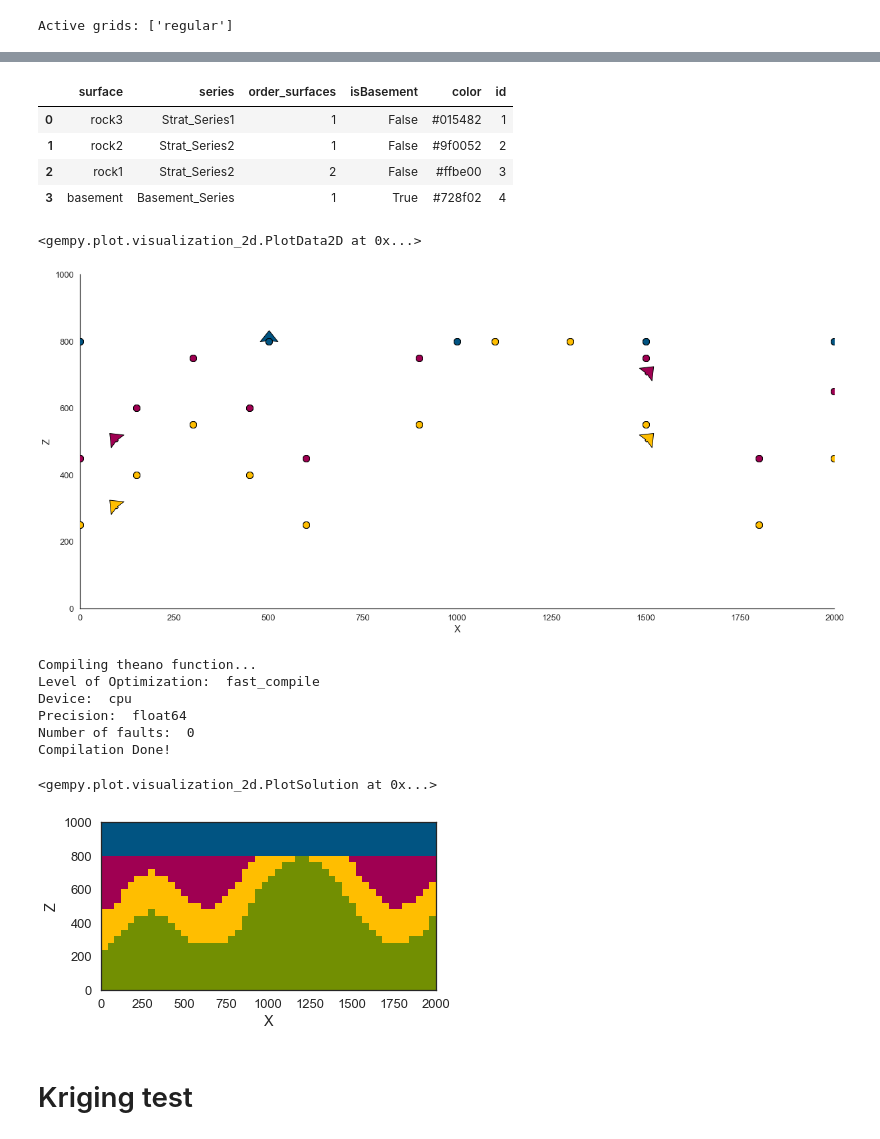
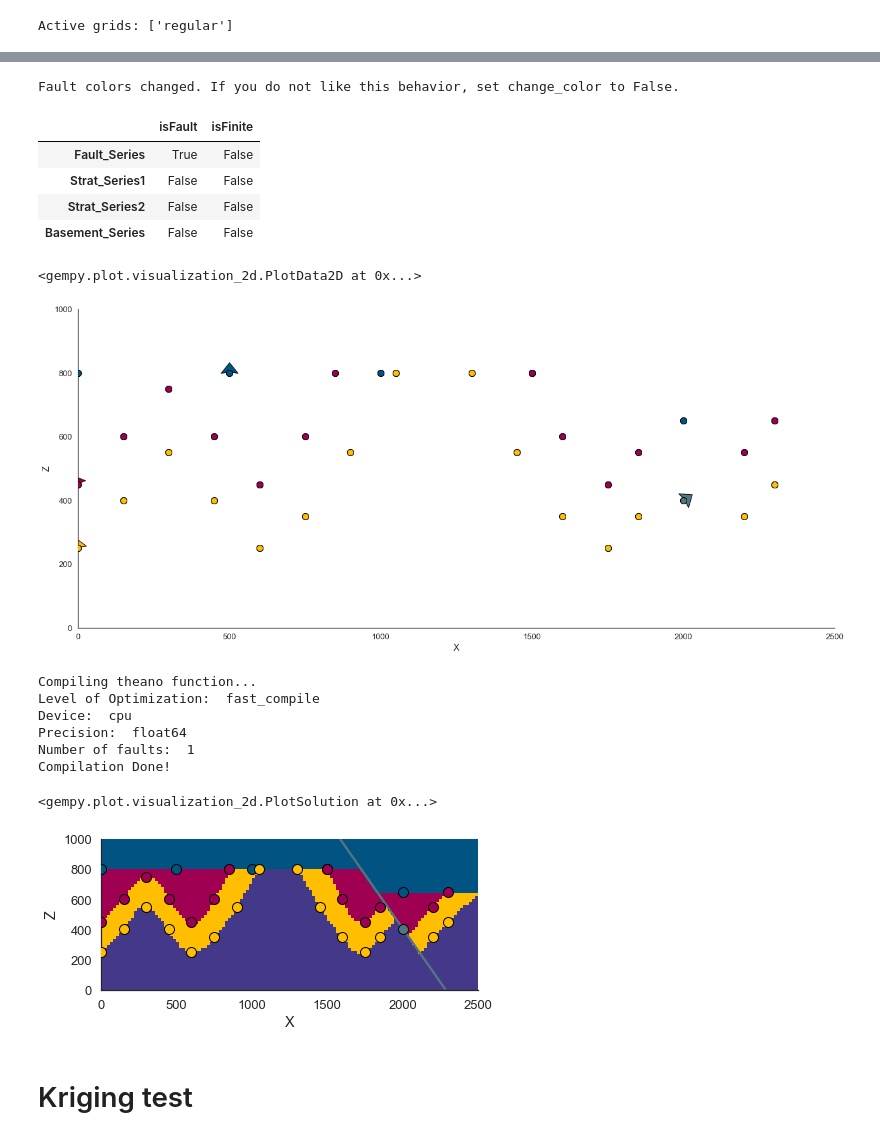
Before and after one commit to rubensdmp/gempy, a Jupyter notebook: notebooks/experimental/kriging_examples/Model for figure.ipynb, the cells around one changed output, grey strips where cells are left out. Saved outputs shown, nothing was run; the diff lists cells and outputs as text; code cells hidden in the pictures.

Commit message:
- added fault to new model for figure - fault stuff for non-euclian distance (still small error)

```diff
--- a/notebooks/experimental/kriging_examples/Model for figure.ipynb
+++ b/notebooks/experimental/kriging_examples/Model for figure.ipynb
@@ -21,8 +21,8 @@ from gempy.assets import kriging
 # %%
 path_to_data = os.pardir+"/data/input_data/jan_models/"
 
-geo_data = gp.create_data([0,2000,0,1000,0,1000],resolution=[50,25,25],
-                        path_o = path_to_data + "model7_orientations.csv",
-                        path_i = path_to_data + "model7_surface_points.csv")
+geo_data = gp.create_data([0,2500,0,1000,0,1000],resolution=[125,10,50],
+                        path_o = path_to_data + "model7b_orientations_fault.csv",
+                        path_i = path_to_data + "model7b_surface_points_fault.csv")
 # %% [output]
 Active grids: ['regular']
@@ -31,19 +45,22 @@ Active grids: ['regular']
 # %%
-gp.map_series_to_surfaces(geo_data, {"Strat_Series1": ('rock3'),
+gp.map_series_to_surfaces(geo_data, {"Fault_Series": ('fault'), "Strat_Series1": ('rock3'),
                                      "Strat_Series2": ('rock2','rock1'),
                                      "Basement_Series":('basement')})
+
+geo_data.set_is_fault(['Fault_Series'])
 # %% [output]
+Fault colors changed. If you do not like this behavior, set change_color to False.
-|  | surface | series | order_surfaces | isBasement | color | id |
-| 0 | rock3 | Strat_Series1 | 1 | False | #015482 | 1 |
-| 1 | rock2 | Strat_Series2 | 1 | False | #9f0052 | 2 |
-| 2 | rock1 | Strat_Series2 | 2 | False | #ffbe00 | 3 |
-| 3 | basement | Basement_Series | 1 | True | #728f02 | 4 |
+|  | isFault | isFinite |
+| Fault_Series | True | False |
+| Strat_Series1 | False | False |
+| Strat_Series2 | False | False |
+| Basement_Series | False | False |
 # %%
 %matplotlib inline
 gp.plot.plot_data(geo_data, direction='y')
 # %% [output]
 <gempy.plot.visualization_2d.PlotData2D at 0x...>
-[figure, old version]
+[figure, new version]
 # %%
 interp_data = gp.set_interpolation_data(geo_data, theano_optimizer='fast_compile')
 # %% [output]
@@ -51,7 +68,7 @@ Compiling theano function...
 Level of Optimization:  fast_compile
 Device:  cpu
 Precision:  float64
-Number of faults:  0
+Number of faults:  1
 Compilation Done!
 # %%
 sol = gp.compute_model(geo_data)
@@ -58,10 +77,10 @@ sol = gp.compute_model(geo_data)
 # %%
 %matplotlib inline
-gp.plot.plot_section(geo_data, cell_number=1,
+gp.plot.plot_section(geo_data, cell_number=2,
                          direction='y', show_data=True)
 # %% [output]
 <gempy.plot.visualization_2d.PlotSolution at 0x...>
-[figure, old version]
+[figure, new version]
 # %% [markdown]
 # Kriging test
 # %%
```
Also changed, not shown: parts of 17 cells of this notebook, 9 other files.
